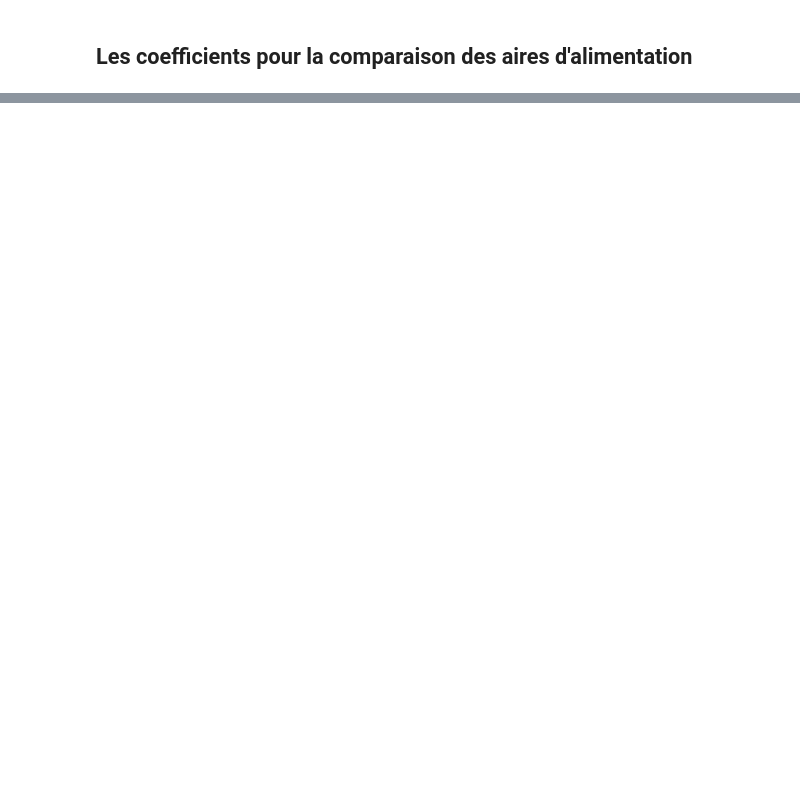
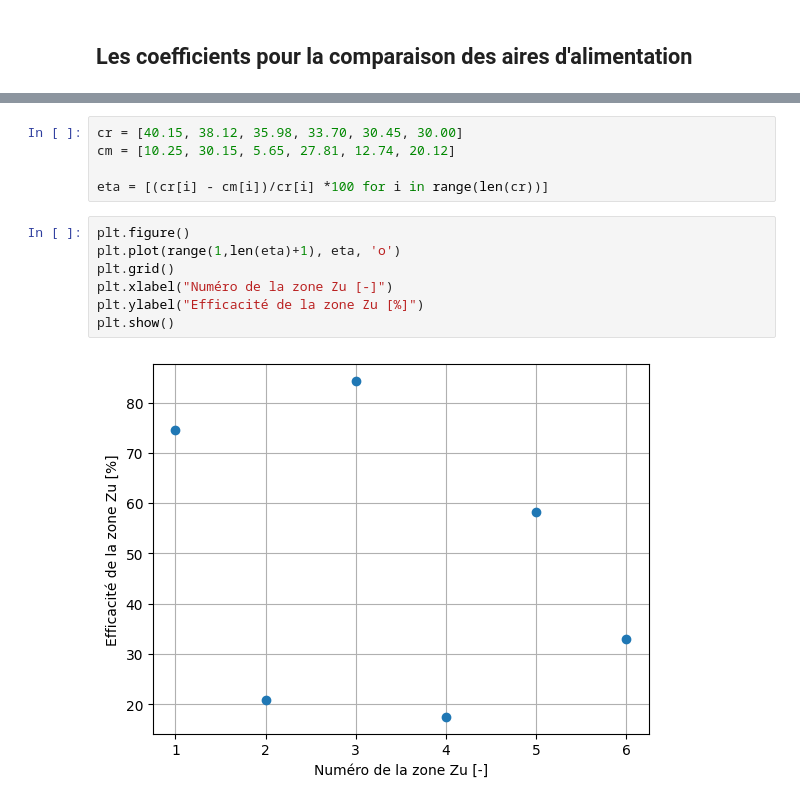
Before and after one commit to DanBJ/zuper, a Jupyter notebook: Examples/05_coefficients_for_comparaison.ipynb, the cells around one changed output, grey strips where cells are left out. Drawn from its saved outputs; the diff is of its cells as text; blank space fills up the shorter version.

```diff
--- a/Examples/05_coefficients_for_comparaison.ipynb
+++ b/Examples/05_coefficients_for_comparaison.ipynb
@@ -8,0 +66,14 @@
+# %%
+cr = [40.15, 38.12, 35.98, 33.70, 30.45, 30.00]
+cm = [10.25, 30.15, 5.65, 27.81, 12.74, 20.12]
+
+eta = [(cr[i] - cm[i])/cr[i] *100 for i in range(len(cr))]
+# %%
+plt.figure()
+plt.plot(range(1,len(eta)+1), eta, 'o')
+plt.grid()
+plt.xlabel("Numéro de la zone Zu [-]")
+plt.ylabel("Efficacité de la zone Zu [%]")
+plt.show()
+# %% [output]
+[figure, added]
```
Also changed, not shown: parts of 12 cells of this notebook.
